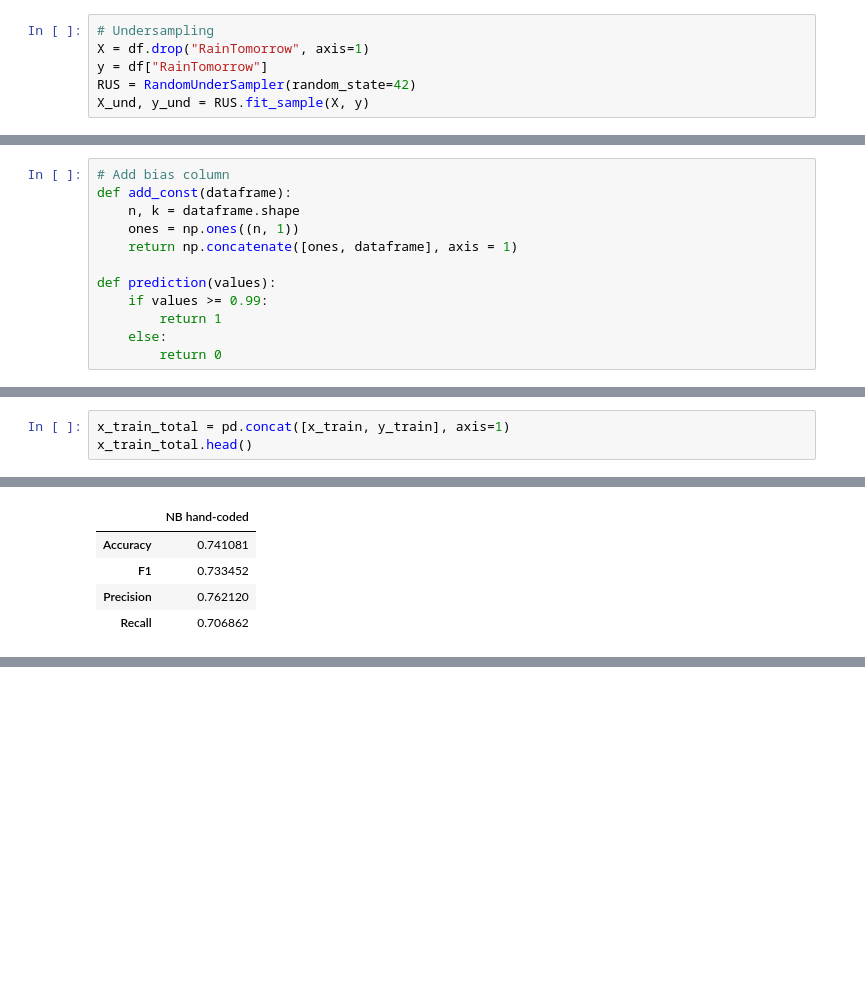
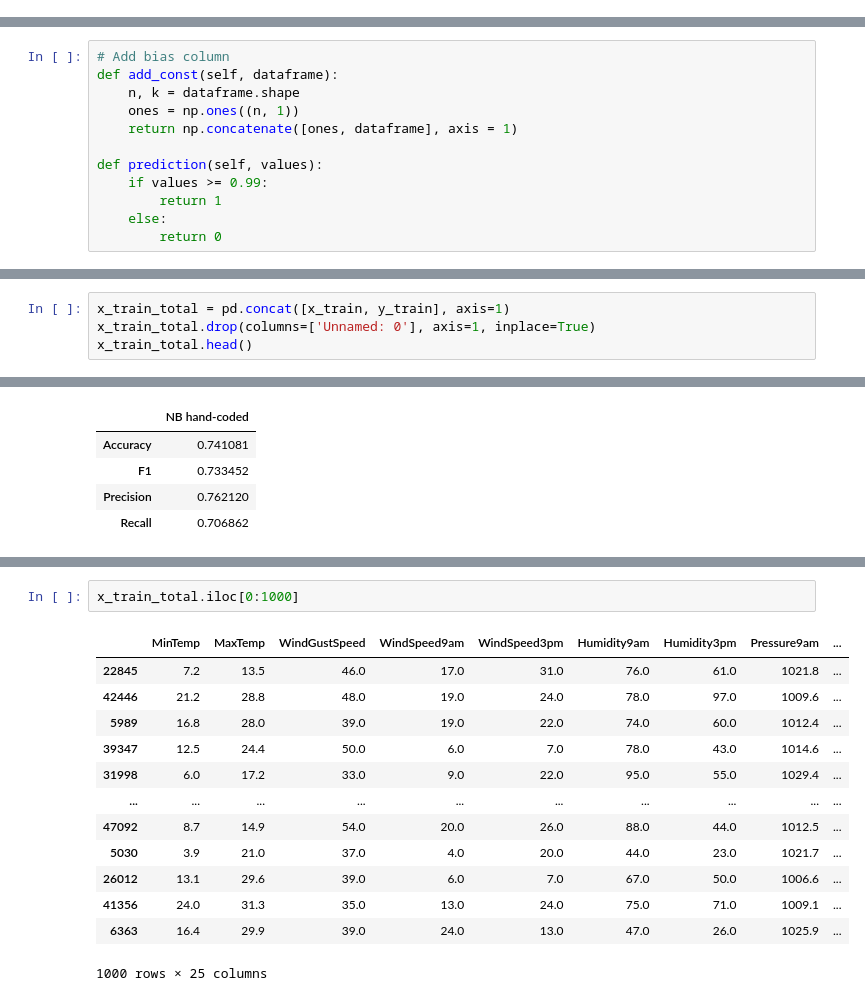
Before and after one commit to abbycarr/DS4400-ML-Rain, a Jupyter notebook: RainNotebook.ipynb, the cells around one changed output, grey strips where cells are left out. Drawn from its saved outputs; the diff is of its cells as text; blank space fills up the shorter version.

```diff
--- a/RainNotebook.ipynb
+++ b/RainNotebook.ipynb
@@ -269,6 +17,0 @@ Text(0.5, 1.0, 'Dataset Balance')
-# %%
-# Undersampling
-X = df.drop("RainTomorrow", axis=1)
-y = df["RainTomorrow"]
-RUS = RandomUnderSampler(random_state=42)
-X_und, y_und = RUS.fit_sample(X, y)
@@ -312,12 +32,12 @@ x_train, x_test, y_train, y_test = train_test_split(X_und, y_und, test_size=0.25
 ## Logistic Regression Implementation
 # %%
 # Add bias column
-def add_const(dataframe):
+def add_const(self, dataframe):
     n, k = dataframe.shape
     ones = np.ones((n, 1))
     return np.concatenate([ones, dataframe], axis = 1)
 
-def prediction(values):
+def prediction(self, values):
     if values >= 0.99:
         return 1
     else:
@@ -459,6 +179,7 @@ get_indexed(metrics)
 ## Naive Bayes Implementation
 # %%
 x_train_total = pd.concat([x_train, y_train], axis=1)
+x_train_total.drop(columns=['Unnamed: 0'], axis=1, inplace=True)
 x_train_total.head()
 # %% [output]
 |  | MinTemp | MaxTemp | WindGustSpeed | WindSpeed9am | WindSpeed3pm | Humidity9am | Humidity3pm | Pressure9am | ... |
@@ -556,0 +446,16 @@ pd.DataFrame(NB_scoring)
+# %%
+x_train_total.iloc[0:1000]
+# %% [output]
+|  | MinTemp | MaxTemp | WindGustSpeed | WindSpeed9am | WindSpeed3pm | Humidity9am | Humidity3pm | Pressure9am | ... |
+| 22845 | 7.2 | 13.5 | 46.0 | 17.0 | 31.0 | 76.0 | 61.0 | 1021.8 | ... |
+| 42446 | 21.2 | 28.8 | 48.0 | 19.0 | 24.0 | 78.0 | 97.0 | 1009.6 | ... |
+| 5989 | 16.8 | 28.0 | 39.0 | 19.0 | 22.0 | 74.0 | 60.0 | 1012.4 | ... |
+| 39347 | 12.5 | 24.4 | 50.0 | 6.0 | 7.0 | 78.0 | 43.0 | 1014.6 | ... |
+| 31998 | 6.0 | 17.2 | 33.0 | 9.0 | 22.0 | 95.0 | 55.0 | 1029.4 | ... |
+| ... | ... | ... | ... | ... | ... | ... | ... | ... | ... |
+| 47092 | 8.7 | 14.9 | 54.0 | 20.0 | 26.0 | 88.0 | 44.0 | 1012.5 | ... |
+| 5030 | 3.9 | 21.0 | 37.0 | 4.0 | 20.0 | 44.0 | 23.0 | 1021.7 | ... |
+| 26012 | 13.1 | 29.6 | 39.0 | 6.0 | 7.0 | 67.0 | 50.0 | 1006.6 | ... |
+| 41356 | 24.0 | 31.3 | 35.0 | 13.0 | 24.0 | 75.0 | 71.0 | 1009.1 | ... |
+| 6363 | 16.4 | 29.9 | 39.0 | 24.0 | 13.0 | 47.0 | 26.0 | 1025.9 | ... |
+1000 rows × 25 columns
```
Also changed, not shown: parts of 32 cells of this notebook, 5 other files.
